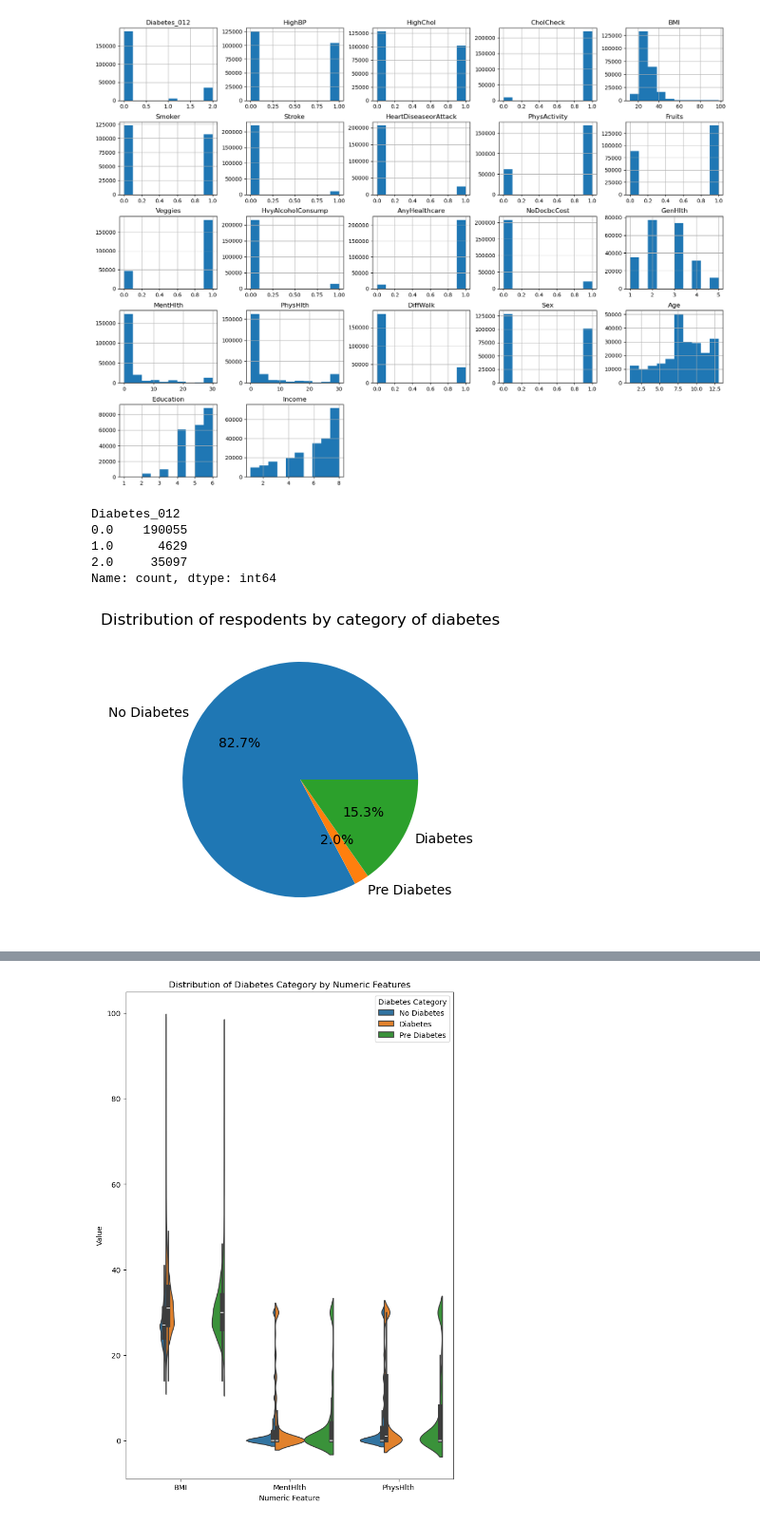
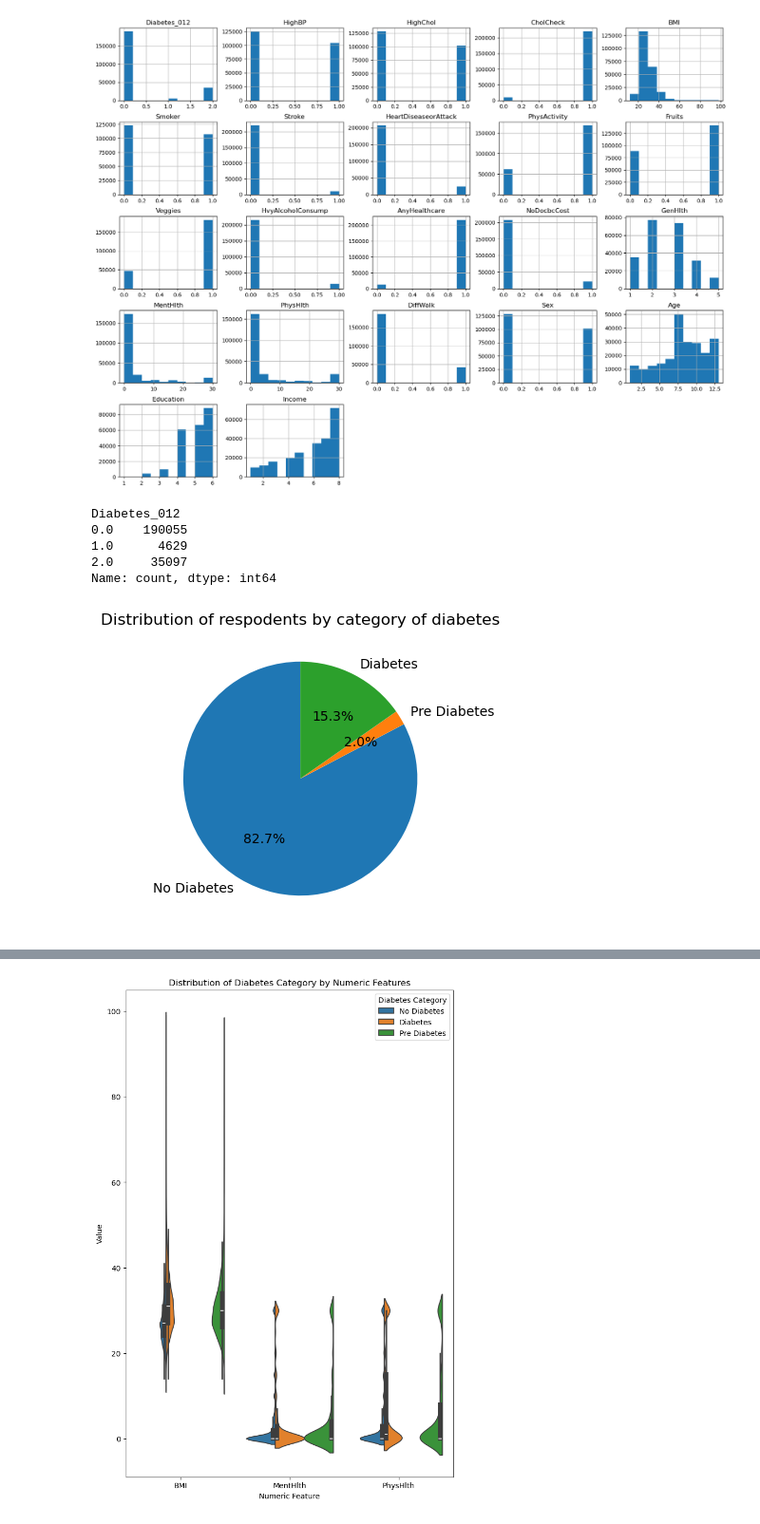
Before and after one commit to sujmishra/data-science-berkley, a Jupyter notebook: Assignment-20.1/capstone-eda.ipynb, the cells around one changed output, grey strips where cells are left out. Shown at 95% size. Cells and saved outputs as stored; diff of their text form; code cells hidden in the pictures.

```diff
--- a/Assignment-20.1/capstone-eda.ipynb
+++ b/Assignment-20.1/capstone-eda.ipynb
@@ -83,23 +83,23 @@ plt.show()
 # %%
 # Pie plot showing distribution of respodents by target column
 # 0 --> No Diabetes
 # 1 --> Pre Diabetes
 # 2 --> Diabetes
 value_counts = df['Diabetes_012'].value_counts().sort_index()
 print(value_counts)
 
-plt.figure(figsize=(4,10))
+plt.figure(figsize=(4,4))
 plt.title("Distribution of respodents by category of diabetes")
-plt.pie(value_counts, labels =["No Diabetes", "Pre Diabetes",  "Diabetes"], autopct="%1.1f%%")
-plt.savefig("images/diabetes_distribution.png", dpi =300)
+plt.pie(value_counts, labels =["No Diabetes", "Pre Diabetes",  "Diabetes"], autopct="%1.1f%%",startangle=90)
+plt.savefig("images/diabetes_distribution.png", dpi =300,bbox_inches="tight")
 plt.show()
 # %% [output]
 Diabetes_012
 0.0    190055
 1.0      4629
 2.0     35097
 Name: count, dtype: int64
-[figure, old version]
+[figure, new version]
 # %%
 # Corelation between target column and other columns
 df.corr()
```
Also changed, not shown: parts of 5 cells of this notebook, 5 other files.
